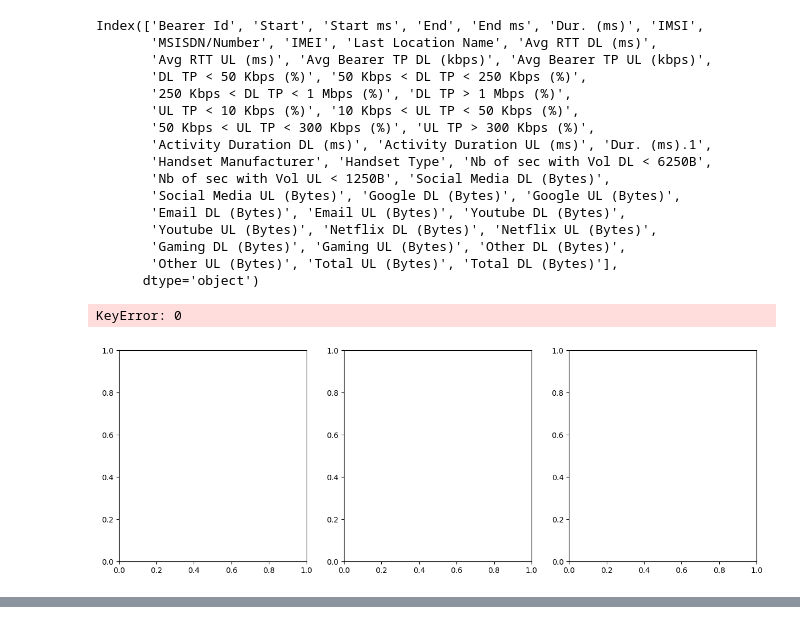
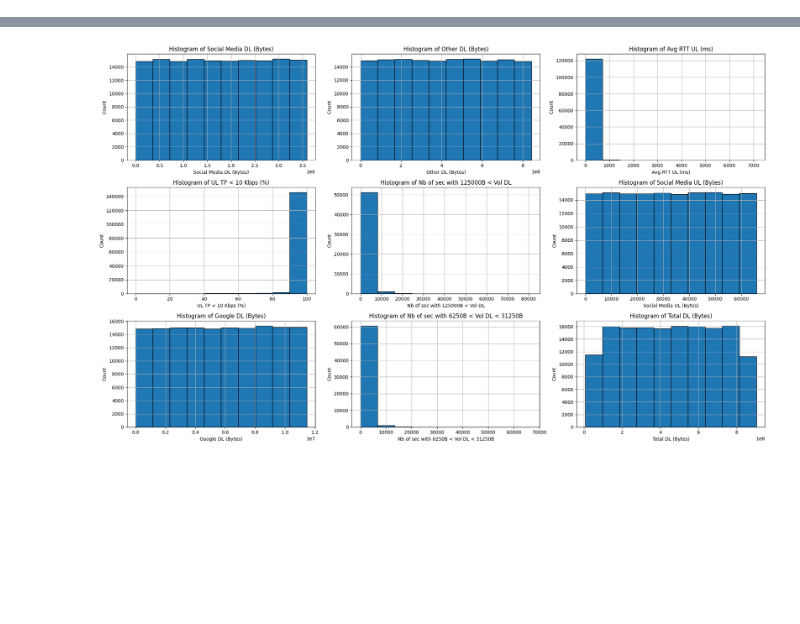
Before and after one commit to Yohanes213/10ac_TellCo_week1, a Jupyter notebook: notebook/tellco.ipynb, the cells around one changed output, grey strips where cells are left out. Cells and saved outputs as stored; diff of their text form; code cells hidden in the pictures; blank space fills up the shorter version.

```diff
--- a/notebook/tellco.ipynb
+++ b/notebook/tellco.ipynb
@@ -51,2 +53,0 @@ df.dtypes
-# %%
-df = preprocessor.convert_to_float_to_int_if_possible()
@@ -73,19 +53,0 @@ dtype: float64
-# %%
-df.columns
-# %% [output]
-Index(['Bearer Id', 'Start', 'Start ms', 'End', 'End ms', 'Dur. (ms)', 'IMSI',
-       'MSISDN/Number', 'IMEI', 'Last Location Name', 'Avg RTT DL (ms)',
-       'Avg RTT UL (ms)', 'Avg Bearer TP DL (kbps)', 'Avg Bearer TP UL (kbps)',
-       'DL TP < 50 Kbps (%)', '50 Kbps < DL TP < 250 Kbps (%)',
-       '250 Kbps < DL TP < 1 Mbps (%)', 'DL TP > 1 Mbps (%)',
-       'UL TP < 10 Kbps (%)', '10 Kbps < UL TP < 50 Kbps (%)',
-       '50 Kbps < UL TP < 300 Kbps (%)', 'UL TP > 300 Kbps (%)',
-       'Activity Duration DL (ms)', 'Activity Duration UL (ms)', 'Dur. (ms).1',
-       'Handset Manufacturer', 'Handset Type', 'Nb of sec with Vol DL < 6250B',
-       'Nb of sec with Vol UL < 1250B', 'Social Media DL (Bytes)',
-       'Social Media UL (Bytes)', 'Google DL (Bytes)', 'Google UL (Bytes)',
-       'Email DL (Bytes)', 'Email UL (Bytes)', 'Youtube DL (Bytes)',
-       'Youtube UL (Bytes)', 'Netflix DL (Bytes)', 'Netflix UL (Bytes)',
-       'Gaming DL (Bytes)', 'Gaming UL (Bytes)', 'Other DL (Bytes)',
-       'Other UL (Bytes)', 'Total UL (Bytes)', 'Total DL (Bytes)'],
-      dtype='object')
@@ -94,5 +54,32 @@ cols = ['Other UL (Bytes)', 'Total UL (Bytes)', 'Total DL (Bytes)', 'Netflix DL
-# %%
-visualize_distributions(df, cols)
-# %% [output]
-KeyError: 0
-[figure, removed]
+# %%
+import random
+import math
+import matplotlib.pyplot as plt
+numerical_cols = df.select_dtypes(include='number').columns.tolist()
+
+# Select a subset of numerical columns (let's say 9 columns)
+if len(numerical_cols) > 9:
+    numerical_cols_subset = random.sample(numerical_cols, 9)
+else:
+    numerical_cols_subset = numerical_cols
+
+# Calculate grid dimensions based on number of columns
+num_cols = 3  # Choose a fixed number of columns
+num_rows = math.ceil(len(numerical_cols_subset) / num_cols)
+
+# Create the subplots (fixed grid size)
+fig, axes = plt.subplots(nrows=num_rows, ncols=num_cols, figsize=(20, 12))
+
+# Flatten the axes array to easily iterate over them
+axes = axes.flatten()
+
+for i, col in enumerate(numerical_cols_subset):
+    visualize.plot_hist(df, col, ax=axes[i])
+
+# Hide extra subplots (if any)
+for j in range(len(numerical_cols_subset), len(axes)):
+    axes[j].axis('off')
+
+plt.tight_layout()
+plt.show()
+# %% [output]
@@ -98,0 +95 @@ KeyError: 0
+[figure, added]
```
Also changed, not shown: parts of 21 cells of this notebook.
